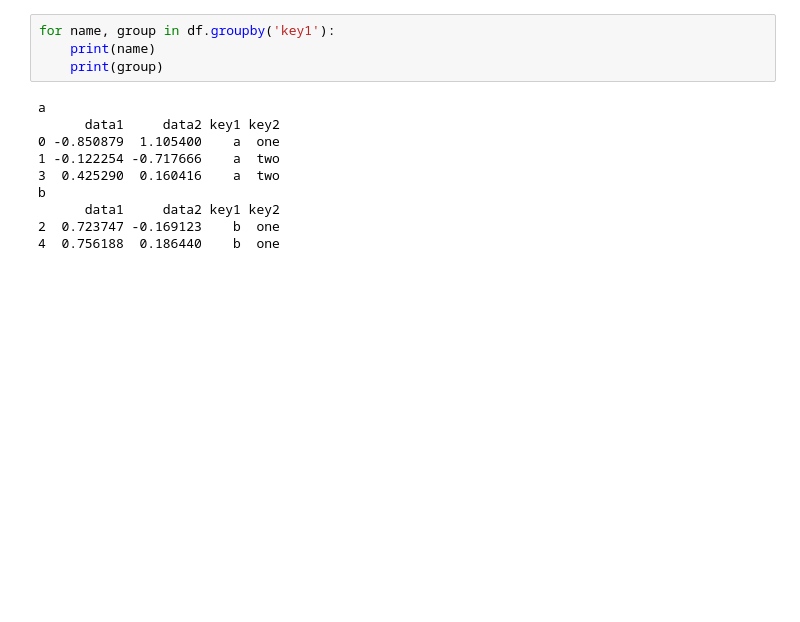
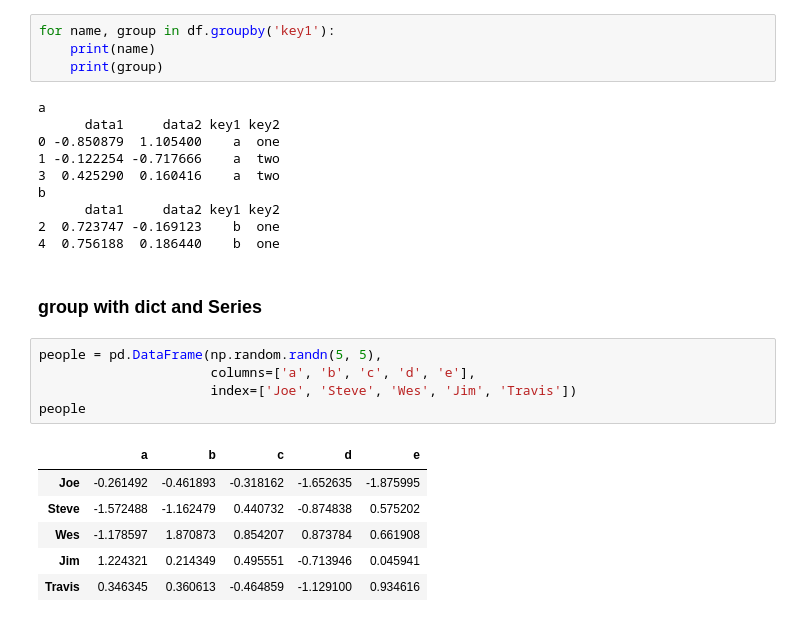
Before and after one commit to wonderui/Python-Practice, a Jupyter notebook: 3_Libraries/pandas_essentials.ipynb, the cells around one changed output. Saved outputs shown, nothing was run; the diff lists cells and outputs as text; blank space fills up the shorter version.

```diff
--- a/3_Libraries/pandas_essentials.ipynb
+++ b/3_Libraries/pandas_essentials.ipynb
@@ -1411,3 +1411,17 @@ b
       data1     data2 key1 key2
 2  0.723747 -0.169123    b  one
 4  0.756188  0.186440    b  one
+# %% [markdown]
+### group with dict and Series
+# %%
+people = pd.DataFrame(np.random.randn(5, 5),
+                      columns=['a', 'b', 'c', 'd', 'e'],
+                      index=['Joe', 'Steve', 'Wes', 'Jim', 'Travis'])
+people
+# %% [output]
+|  | a | b | c | d | e |
+| Joe | -0.261492 | -0.461893 | -0.318162 | -1.652635 | -1.875995 |
+| Steve | -1.572488 | -1.162479 | 0.440732 | -0.874838 | 0.575202 |
+| Wes | -1.178597 | 1.870873 | 0.854207 | 0.873784 | 0.661908 |
+| Jim | 1.224321 | 0.214349 | 0.495551 | -0.713946 | 0.045941 |
+| Travis | 0.346345 | 0.360613 | -0.464859 | -1.129100 | 0.934616 |
```
Also changed, not shown: parts of 20 cells of this notebook, 1 other file.
